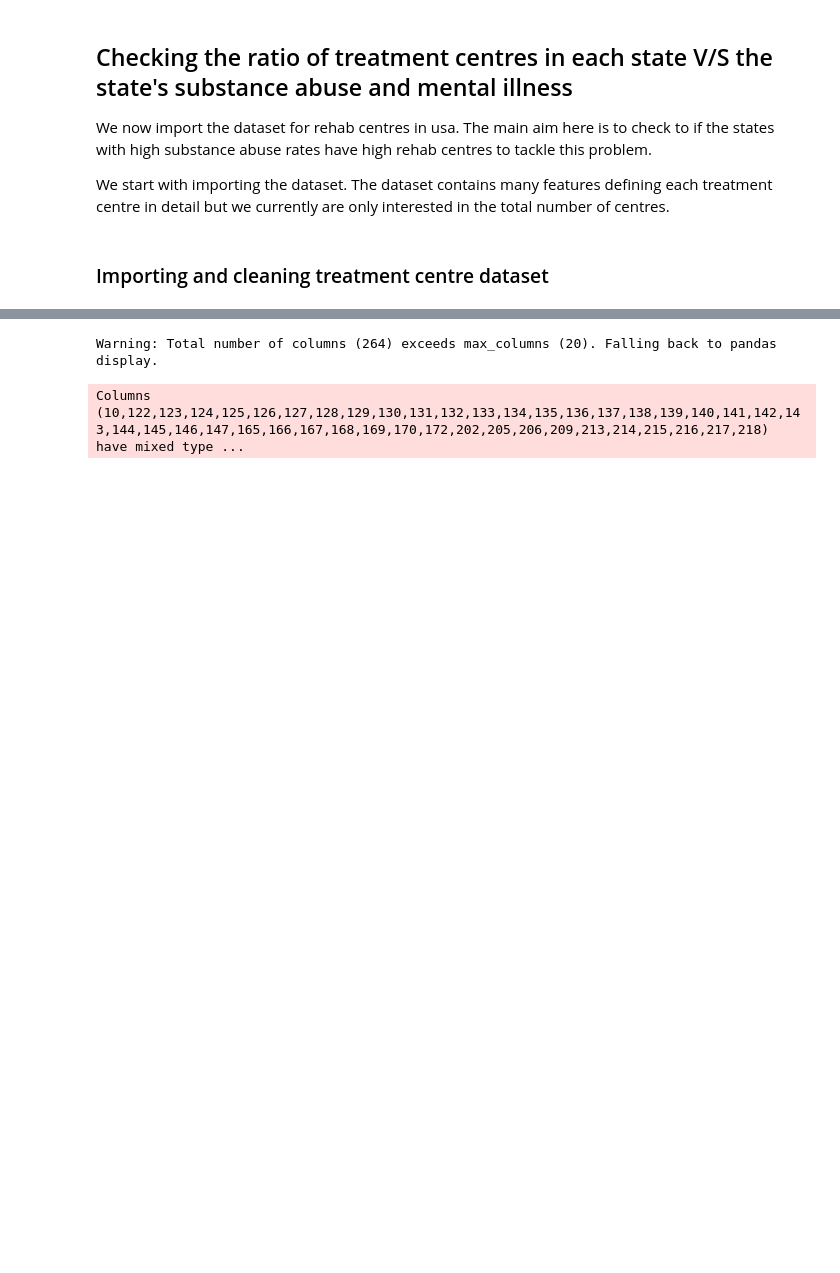
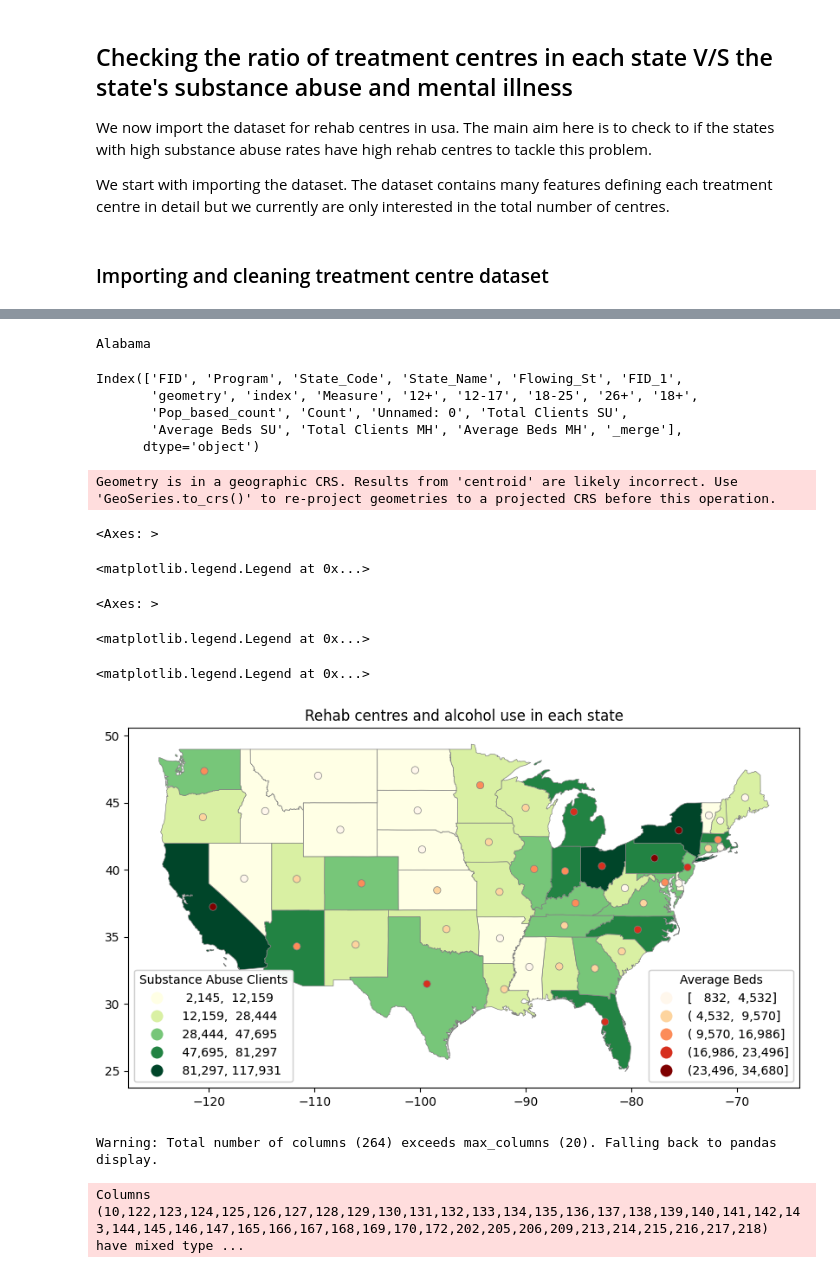
Before and after one commit to gauravshetty98/Analyzing-Statewise-Substance-Abuse-And-Its-Correalation, a Jupyter notebook: map_ps0.ipynb, the cells around one changed output, grey strips where cells are left out. Cells and saved outputs as stored; diff of their text form; code cells hidden in the pictures; blank space fills up the shorter version.

Commit message:
Added total beds and total clients

```diff
--- a/map_ps0.ipynb
+++ b/map_ps0.ipynb
@@ -697,0 +710,4 @@ We start with importing the dataset. The dataset contains many features defining
+# %%
+print(rehab_beds.iloc[0,1])
+# %% [output]
+Alabama
@@ -698,3 +717,68 @@ We start with importing the dataset. The dataset contains many features defining
+# %%
+rehab_beds['State_Name'] = rehab_beds['State_Name'].str.upper()
+rehab_beds['State_Name'] = rehab_beds['State_Name'].str.replace(' ', '')
+right_state = ['MISSISSIPPI', 'TENNESSEE']
+wrong_state = ['MISSISSIPI', 'TENESSE']
+j = 0
+for i in range(0, len(rehab_beds)):
+  if rehab_beds.iloc[i,1] in wrong_state:
+    rehab_beds.iloc[i,1] = right_state[j]
+    j = j+ 1
+#rehab_beds['State_Name']
+# %%
+beds_clients_df = pd.merge(ar_map, rehab_beds, on = "State_Name", how = 'outer', indicator = True)
+# %%
+beds_clients_df.columns
+# %% [output]
+Index(['FID', 'Program', 'State_Code', 'State_Name', 'Flowing_St', 'FID_1',
+       'geometry', 'index', 'Measure', '12+', '12-17', '18-25', '26+', '18+',
+       'Pop_based_count', 'Count', 'Unnamed: 0', 'Total Clients SU',
+       'Average Beds SU', 'Total Clients MH', 'Average Beds MH', '_merge'],
+      dtype='object')
+# %%
+beds_clients_df['Total Beds SU'] = 0
+for i in range(len(beds_clients_df)):
+  beds_clients_df.iloc[i,-1] = beds_clients_df.iloc[i,-5] * beds_clients_df.iloc[i,-8]
+# %%
+beds_clients_centr = beds_clients_df[:]
+beds_clients_centr['geometry'] = beds_clients_centr['geometry'].centroid
+# %% [output]
+Geometry is in a geographic CRS. Results from 'centroid' are likely incorrect. Use 'GeoSeries.to_crs()' to re-project geometries to a projected CRS before this operation.
+# %%
+fig, ax = plt.subplots(1,1, figsize=(10,20))
+
+
+beds_clients_df.plot(ax= ax,column='Total Clients SU',legend=True,cmap='YlGn',scheme='natural_breaks',k=5, edgecolor='grey',
+              linewidth=0.5,legend_kwds= {"fmt": "{:,.0f}","loc":"lower left"})
+l1 = ax.get_legend()
+l1.set_title('Substance Abuse Clients')
+ax.add_artist(l1)
+
+beds_clients_centr.plot(ax = ax,column='Total Beds SU',legend=True,cmap='OrRd',scheme='natural_breaks',k=5, edgecolor='grey',
+             linewidth=0.5,legend_kwds= {"fmt": "{:,.0f}", "interval": True,"loc":"lower right"})
+l2 = ax.get_legend()
+l2.set_title('Average Beds')
+ax.add_artist(l2)
+
+#potrisk_map.plot(ax = ax,edgecolor='purple',linewidth=2, facecolor="none",alpha=0.4,hatch='...')
+#
+potrisk_patch = mpatches.Patch(edgecolor='purple', facecolor='none',
+                     hatch='...', label=r'Areas with potential risk')
+#l3=plt.legend(handles=[potrisk_patch],loc='upper right')
+
+ax.title.set_text('Rehab centres and alcohol use in each state')
+
+ax.add_artist(l1)
+#ax.add_artist(l3)
+
+plt.show()
+# %% [output]
+<Axes: >
+<matplotlib.legend.Legend at 0x...>
+<Axes: >
+<matplotlib.legend.Legend at 0x...>
+<matplotlib.legend.Legend at 0x...>
+[figure, added]
 # %%
 ! wget -q -O rehab_data.csv https://github.com/gauravshetty98/Gaurav-GIS-Repo/raw/main/rehab_dataset.csv
 
```
Also changed, not shown: parts of 8 cells of this notebook.
